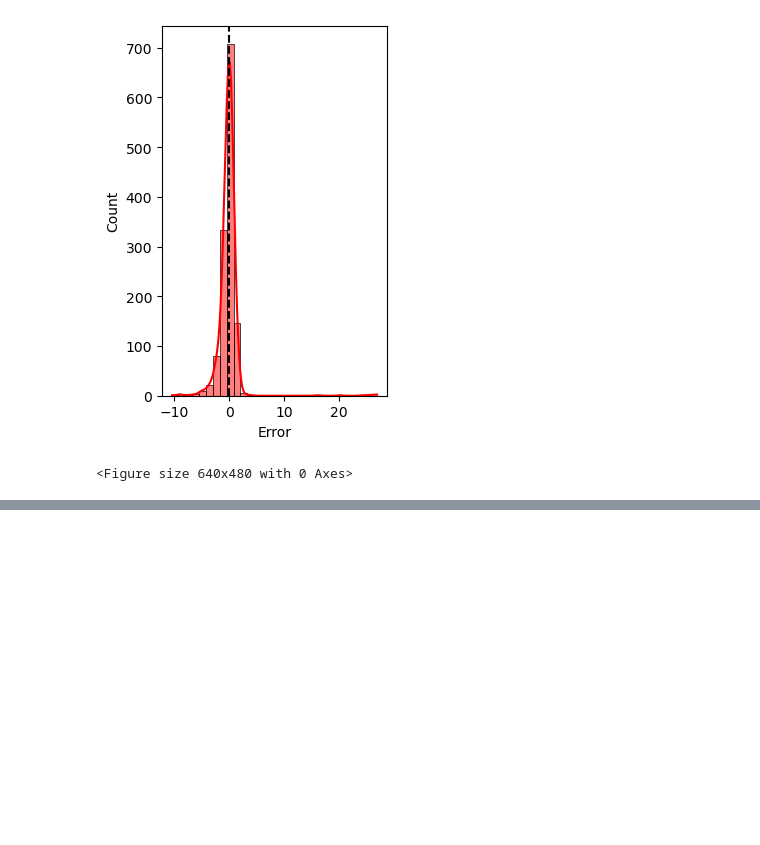
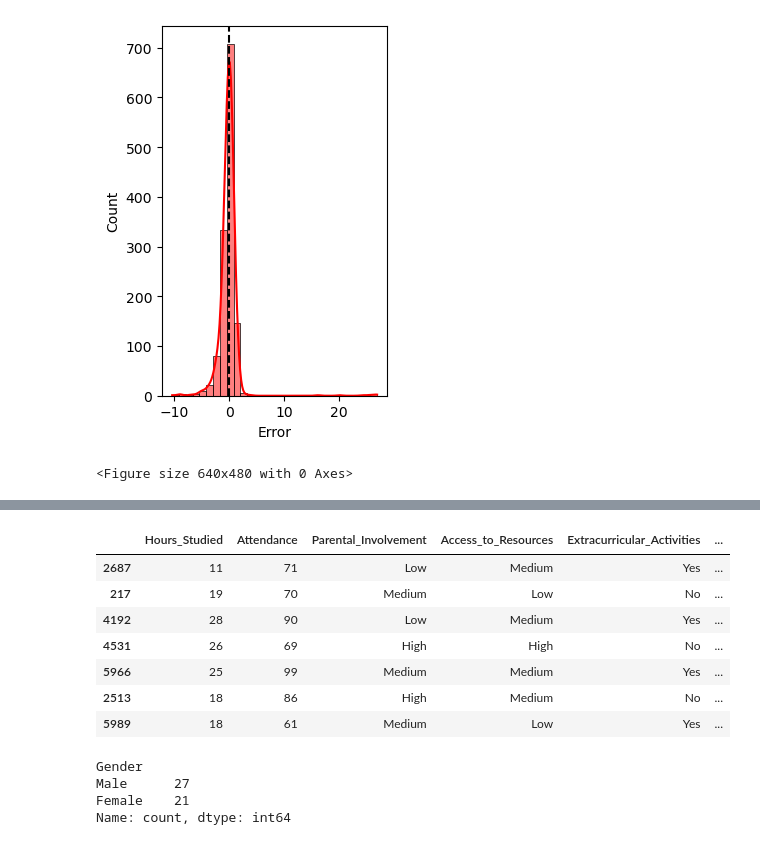
Before and after one commit to AybarsKansu/for-me-to-study, a Jupyter notebook: student_performence_EDA.ipynb, the cells around one changed output, grey strips where cells are left out. Cells and saved outputs as stored; diff of their text form; code cells hidden in the pictures; blank space fills up the shorter version.

```diff
--- a/student_performence_EDA.ipynb
+++ b/student_performence_EDA.ipynb
@@ -440,10 +489,0 @@ plt.show()
-# %%
-residuals = y_test - y_pred
-plt.subplot(1, 2, 2)
-sns.histplot(residuals, kde=True, color='red', bins=30)
-plt.axvline(x=0, color='k', linestyle='--')
-plt.xlabel('Error')
-plt.show('Frequency')
-plt.tight_layout()
-
-plt.show()
@@ -449,0 +503,18 @@ plt.show()
+# %%
+df.iloc[residuals.sort_values(ascending=False).head(7).index]
+# %% [output]
+|  | Hours_Studied | Attendance | Parental_Involvement | Access_to_Resources | Extracurricular_Activities | ... |
+| 2687 | 11 | 71 | Low | Medium | Yes | ... |
+| 217 | 19 | 70 | Medium | Low | No | ... |
+| 4192 | 28 | 90 | Low | Medium | Yes | ... |
+| 4531 | 26 | 69 | High | High | No | ... |
+| 5966 | 25 | 99 | Medium | Medium | Yes | ... |
+| 2513 | 18 | 86 | High | Medium | No | ... |
+| 5989 | 18 | 61 | Medium | Low | Yes | ... |
+# %%
+df[df['Exam_Score'] >= 80]['Gender'].value_counts()
+# %% [output]
+Gender
+Male      27
+Female    21
+Name: count, dtype: int64
```
Also changed, not shown: parts of 16 cells of this notebook.
